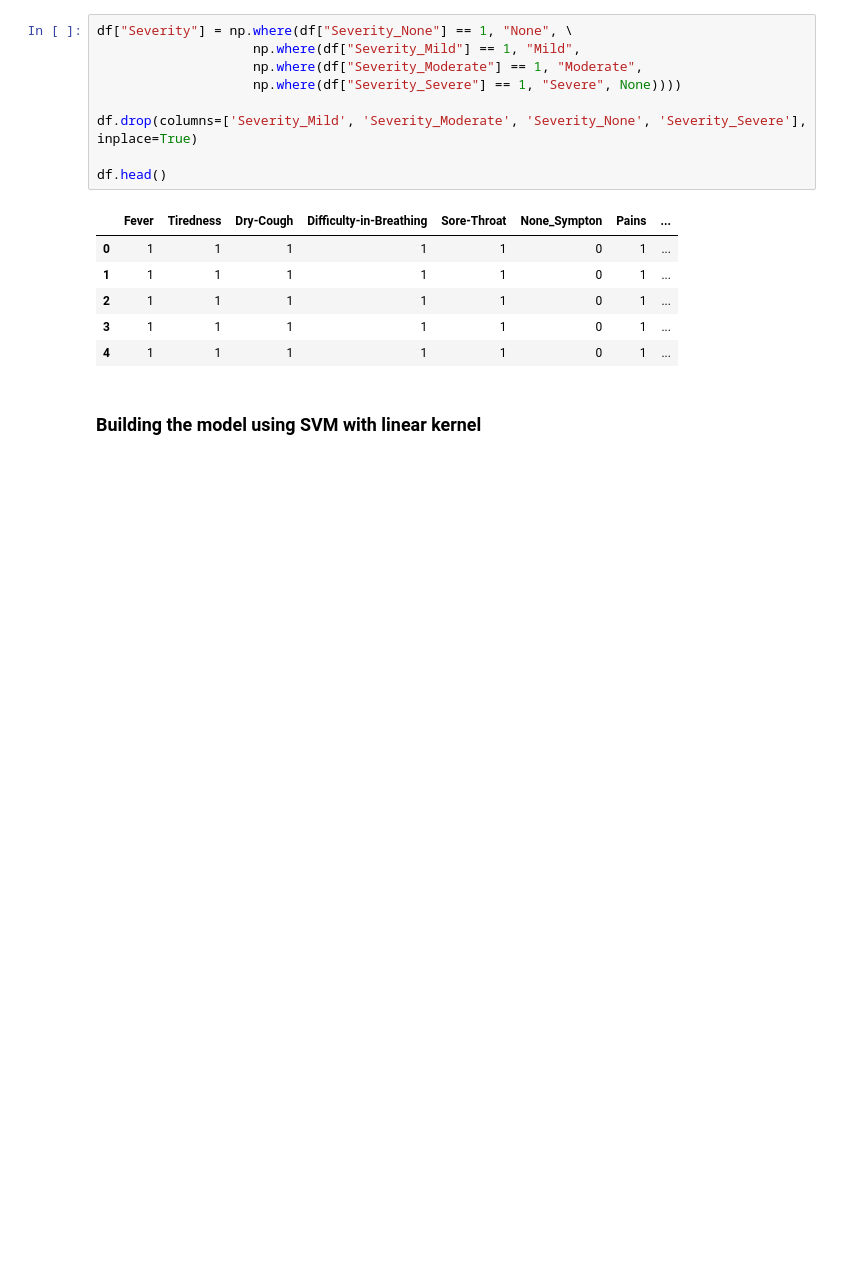
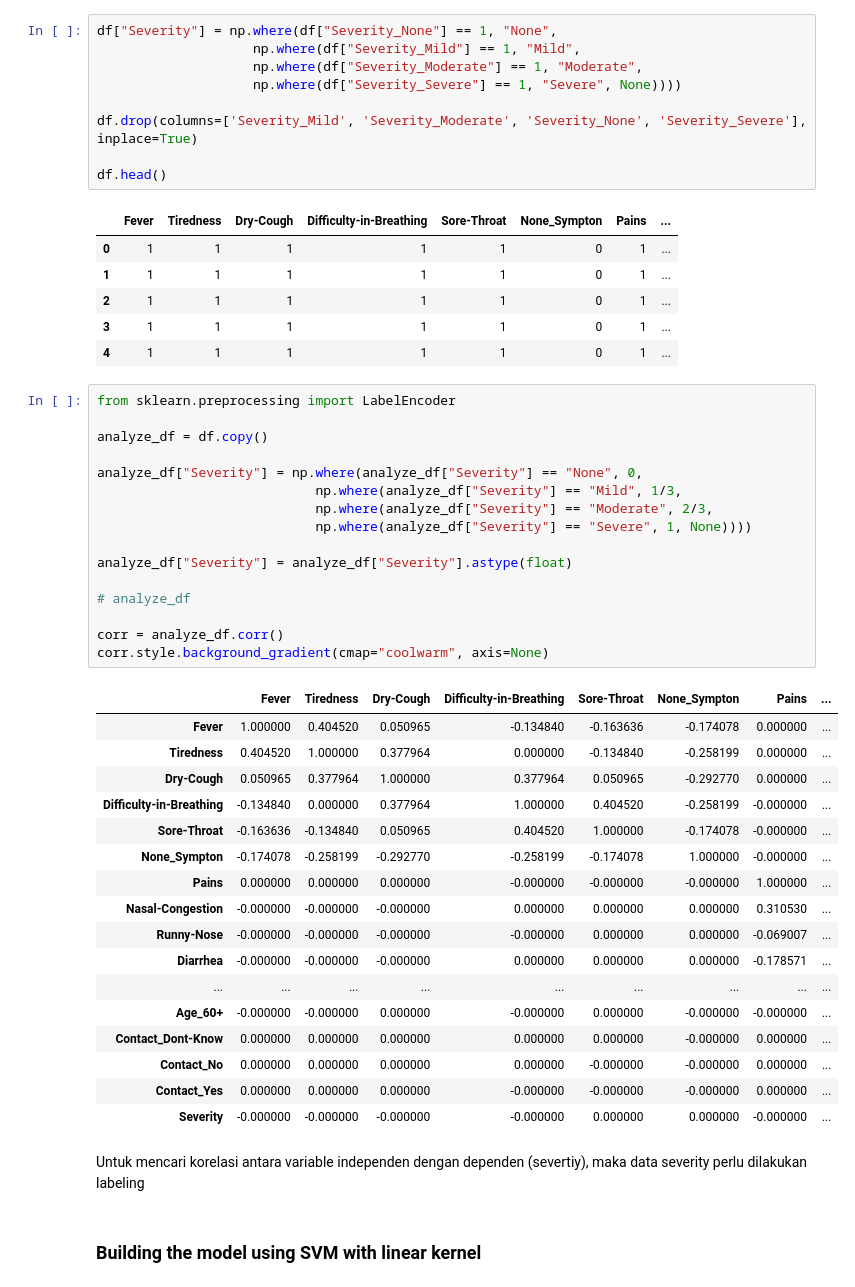
Before and after one commit to adrianfinantyo/covid19-machine-learning, a Jupyter notebook: covid19-severity.ipynb, the cells around one changed output. Saved outputs shown, nothing was run; the diff lists cells and outputs as text; blank space fills up the shorter version.

Commit message:
add: preprocessing

```diff
--- a/covid19-severity.ipynb
+++ b/covid19-severity.ipynb
@@ -43,7 +51,7 @@ Index(['Fever', 'Tiredness', 'Dry-Cough', 'Difficulty-in-Breathing',
 # %%
 df.dropna(inplace=True)
 # %%
-df["Severity"] = np.where(df["Severity_None"] == 1, "None", \
+df["Severity"] = np.where(df["Severity_None"] == 1, "None",
                     np.where(df["Severity_Mild"] == 1, "Mild",
                     np.where(df["Severity_Moderate"] == 1, "Moderate",
                     np.where(df["Severity_Severe"] == 1, "Severe", None))))
@@ -58,6 +66,42 @@ df.head()
 | 2 | 1 | 1 | 1 | 1 | 1 | 0 | 1 | ... |
 | 3 | 1 | 1 | 1 | 1 | 1 | 0 | 1 | ... |
 | 4 | 1 | 1 | 1 | 1 | 1 | 0 | 1 | ... |
+# %%
+from sklearn.preprocessing import LabelEncoder
+
+analyze_df = df.copy()
+
+analyze_df["Severity"] = np.where(analyze_df["Severity"] == "None", 0,
+                            np.where(analyze_df["Severity"] == "Mild", 1/3,
+                            np.where(analyze_df["Severity"] == "Moderate", 2/3,
+                            np.where(analyze_df["Severity"] == "Severe", 1, None))))
+
+analyze_df["Severity"] = analyze_df["Severity"].astype(float)
+
+# analyze_df
+
+corr = analyze_df.corr()
+corr.style.background_gradient(cmap="coolwarm", axis=None)
+# %% [output]
+|  | Fever | Tiredness | Dry-Cough | Difficulty-in-Breathing | Sore-Throat | None_Sympton | Pains | ... |
+| Fever | 1.000000 | 0.404520 | 0.050965 | -0.134840 | -0.163636 | -0.174078 | 0.000000 | ... |
+| Tiredness | 0.404520 | 1.000000 | 0.377964 | 0.000000 | -0.134840 | -0.258199 | 0.000000 | ... |
+| Dry-Cough | 0.050965 | 0.377964 | 1.000000 | 0.377964 | 0.050965 | -0.292770 | 0.000000 | ... |
+| Difficulty-in-Breathing | -0.134840 | 0.000000 | 0.377964 | 1.000000 | 0.404520 | -0.258199 | -0.000000 | ... |
+| Sore-Throat | -0.163636 | -0.134840 | 0.050965 | 0.404520 | 1.000000 | -0.174078 | -0.000000 | ... |
+| None_Sympton | -0.174078 | -0.258199 | -0.292770 | -0.258199 | -0.174078 | 1.000000 | -0.000000 | ... |
+| Pains | 0.000000 | 0.000000 | 0.000000 | -0.000000 | -0.000000 | -0.000000 | 1.000000 | ... |
+| Nasal-Congestion | -0.000000 | -0.000000 | -0.000000 | 0.000000 | 0.000000 | 0.000000 | 0.310530 | ... |
+| Runny-Nose | -0.000000 | -0.000000 | -0.000000 | -0.000000 | 0.000000 | 0.000000 | -0.069007 | ... |
+| Diarrhea | -0.000000 | -0.000000 | -0.000000 | 0.000000 | 0.000000 | 0.000000 | -0.178571 | ... |
+| ... | ... | ... | ... | ... | ... | ... | ... | ... |
+| Age_60+ | -0.000000 | -0.000000 | 0.000000 | -0.000000 | 0.000000 | -0.000000 | -0.000000 | ... |
+| Contact_Dont-Know | 0.000000 | 0.000000 | 0.000000 | 0.000000 | 0.000000 | -0.000000 | 0.000000 | ... |
+| Contact_No | 0.000000 | 0.000000 | 0.000000 | 0.000000 | -0.000000 | -0.000000 | 0.000000 | ... |
+| Contact_Yes | 0.000000 | 0.000000 | 0.000000 | -0.000000 | -0.000000 | -0.000000 | 0.000000 | ... |
+| Severity | -0.000000 | -0.000000 | -0.000000 | -0.000000 | 0.000000 | 0.000000 | -0.000000 | ... |
+# %% [markdown]
+Untuk mencari korelasi antara variable independen dengan dependen (severtiy), maka data severity perlu dilakukan labeling
 # %% [markdown]
 ### Building the model using SVM with linear kernel
 # %%
```
Also changed, not shown: parts of 13 cells of this notebook.
